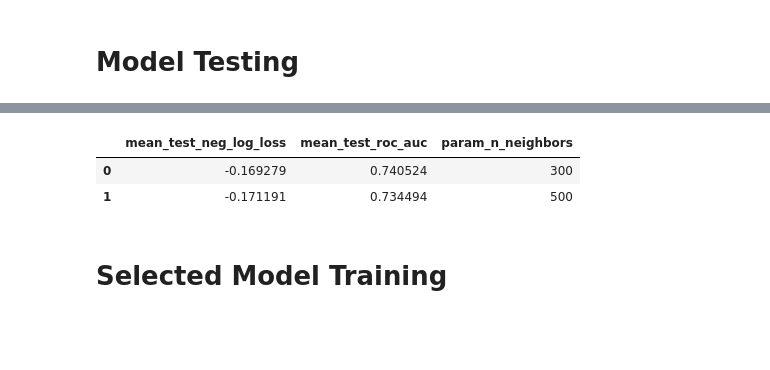
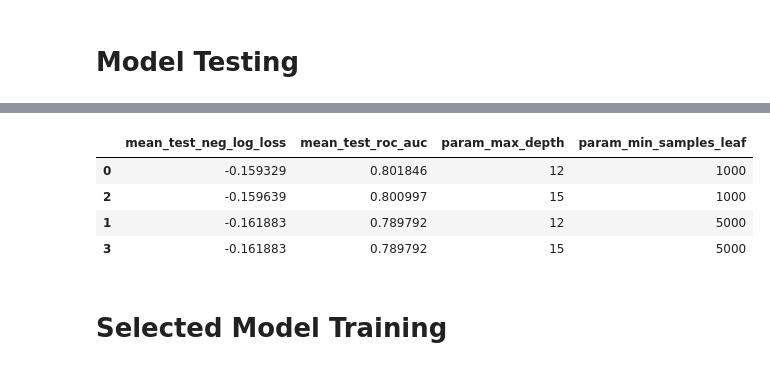
Before and after one commit to ceb263/nhl, a Jupyter notebook: xG.ipynb, the cells around one changed output, grey strips where cells are left out. Cells and saved outputs as stored; diff of their text form; code cells hidden in the pictures; blank space fills up the shorter version.

```diff
--- a/xG.ipynb
+++ b/xG.ipynb
@@ -236,19 +235,22 @@ X_subsample.shape
 # %%
-model_test = KNeighborsClassifier()
+model_test = GradientBoostingClassifier()
 
 param_dist = {
-    'n_neighbors' : [300,500]
+    'max_depth' : [12,15],
+    'min_samples_leaf' : [1000,5000]
 }
 
 random_search = GridSearchCV(model_test, param_dist, scoring=['neg_log_loss','roc_auc'], refit='neg_log_loss', cv=3, return_train_score=True)
 random_search.fit(X_subsample, y_subsample)
 
 report_cols = ['mean_test_neg_log_loss','mean_test_roc_auc']+['param_'+param for param in param_dist]
 report = pd.DataFrame(random_search.cv_results_)[report_cols].sort_values(by='mean_test_neg_log_loss', ascending=False)
 report
 # %% [output]
-|  | mean_test_neg_log_loss | mean_test_roc_auc | param_n_neighbors |
-| 0 | -0.169279 | 0.740524 | 300 |
-| 1 | -0.171191 | 0.734494 | 500 |
+|  | mean_test_neg_log_loss | mean_test_roc_auc | param_max_depth | param_min_samples_leaf |
+| 0 | -0.159329 | 0.801846 | 12 | 1000 |
+| 2 | -0.159639 | 0.800997 | 15 | 1000 |
+| 1 | -0.161883 | 0.789792 | 12 | 5000 |
+| 3 | -0.161883 | 0.789792 | 15 | 5000 |
 # %% [markdown]
 # Selected Model Training
```
Also changed, not shown: parts of 40 cells of this notebook.
